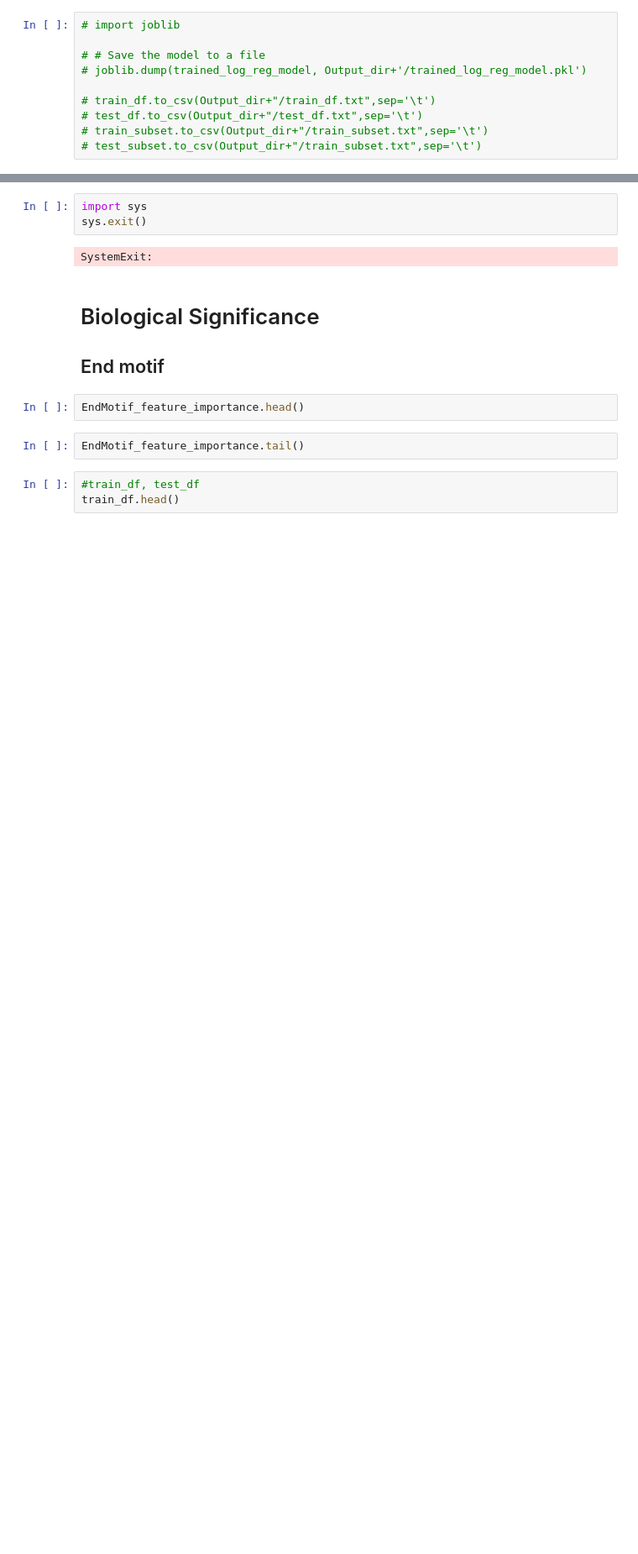
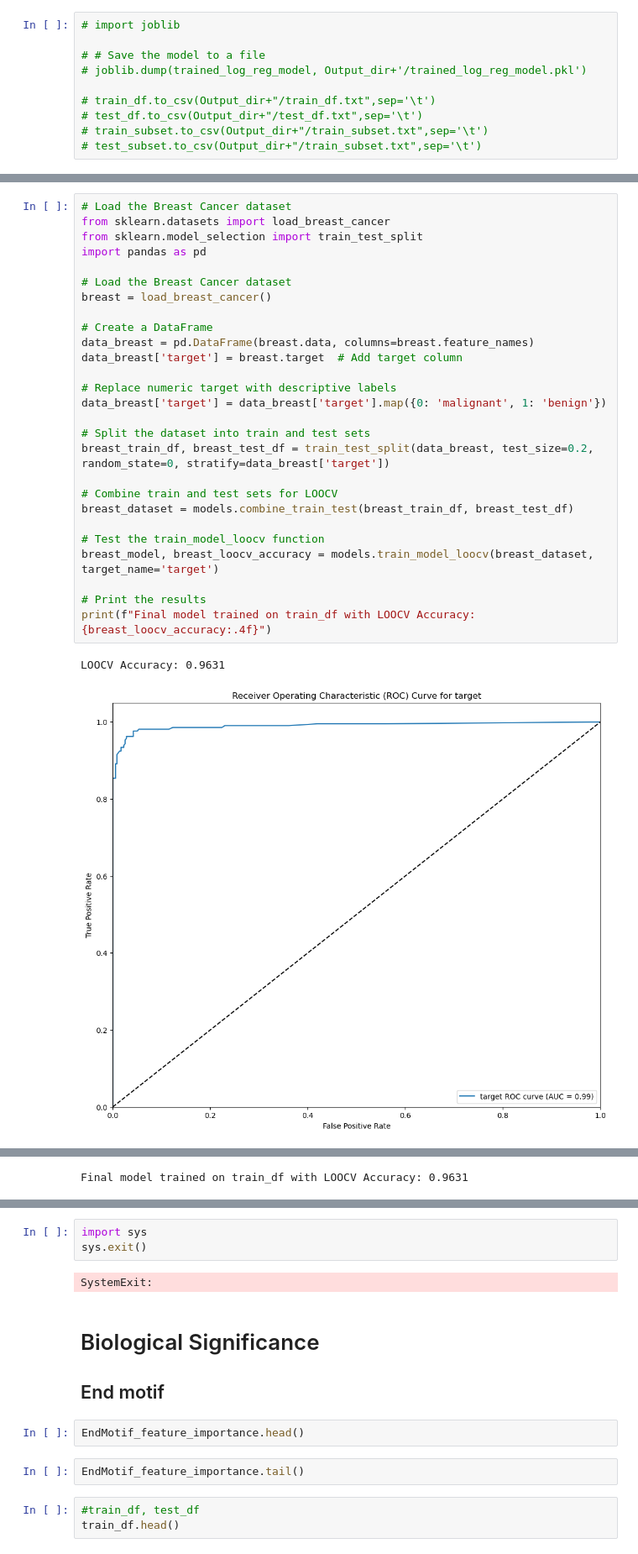
Before and after one commit to Irfanwustl/ResearchCode2_in_transition, a Jupyter notebook: Tissue_of_origin/TOF_all_features.ipynb, the cells around one changed output, grey strips where cells are left out. Shown at 84% size. Saved outputs shown, nothing was run; the diff lists cells and outputs as text; blank space fills up the shorter version.

```diff
--- a/Tissue_of_origin/TOF_all_features.ipynb
+++ b/Tissue_of_origin/TOF_all_features.ipynb
@@ -812,0 +842,30 @@ Cross-validated Accuracy: 0.6825
+# %%
+# Load the Breast Cancer dataset
+from sklearn.datasets import load_breast_cancer
+from sklearn.model_selection import train_test_split
+import pandas as pd
+
+# Load the Breast Cancer dataset
+breast = load_breast_cancer()
+
+# Create a DataFrame
+data_breast = pd.DataFrame(breast.data, columns=breast.feature_names)
+data_breast['target'] = breast.target  # Add target column
+
+# Replace numeric target with descriptive labels
+data_breast['target'] = data_breast['target'].map({0: 'malignant', 1: 'benign'})
+
+# Split the dataset into train and test sets
+breast_train_df, breast_test_df = train_test_split(data_breast, test_size=0.2, random_state=0, stratify=data_breast['target'])
+
+# Combine train and test sets for LOOCV
+breast_dataset = models.combine_train_test(breast_train_df, breast_test_df)
+
+# Test the train_model_loocv function
+breast_model, breast_loocv_accuracy = models.train_model_loocv(breast_dataset, target_name='target')
+
+# Print the results
+print(f"Final model trained on train_df with LOOCV Accuracy: {breast_loocv_accuracy:.4f}")
+# %% [output]
+LOOCV Accuracy: 0.9631
+[figure, added]
@@ -812,0 +873 @@ Cross-validated Accuracy: 0.6825
+Final model trained on train_df with LOOCV Accuracy: 0.9631
```
Also changed, not shown: parts of 27 cells of this notebook, 2 other files.
